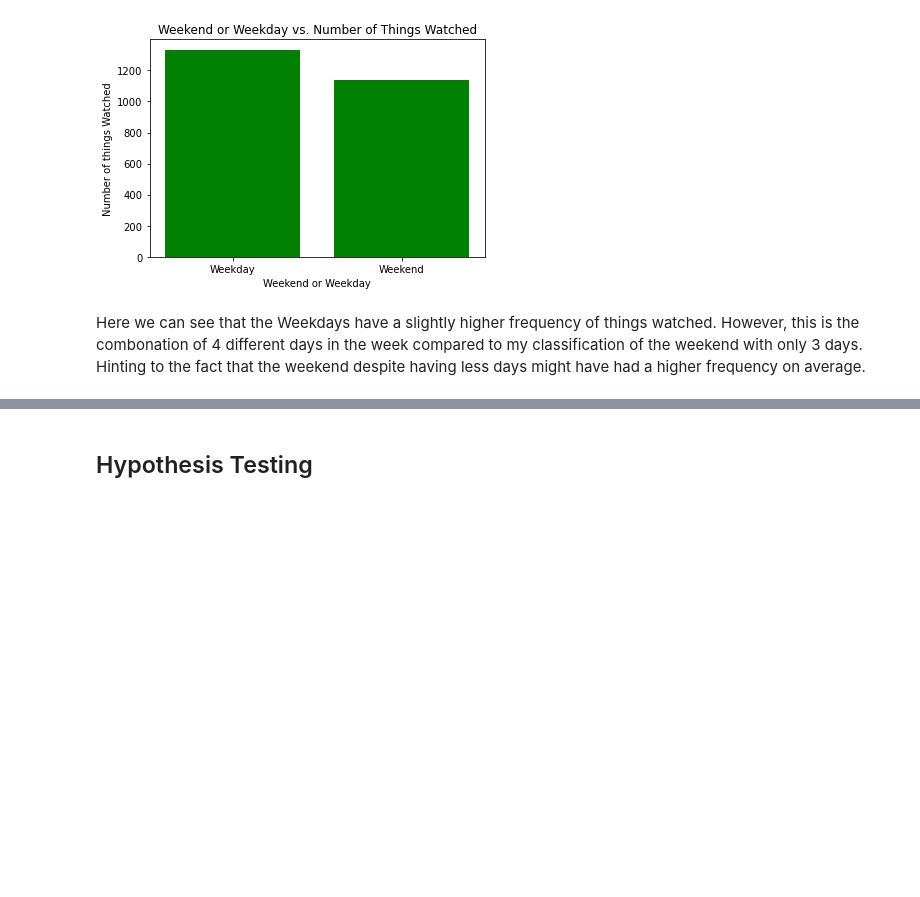
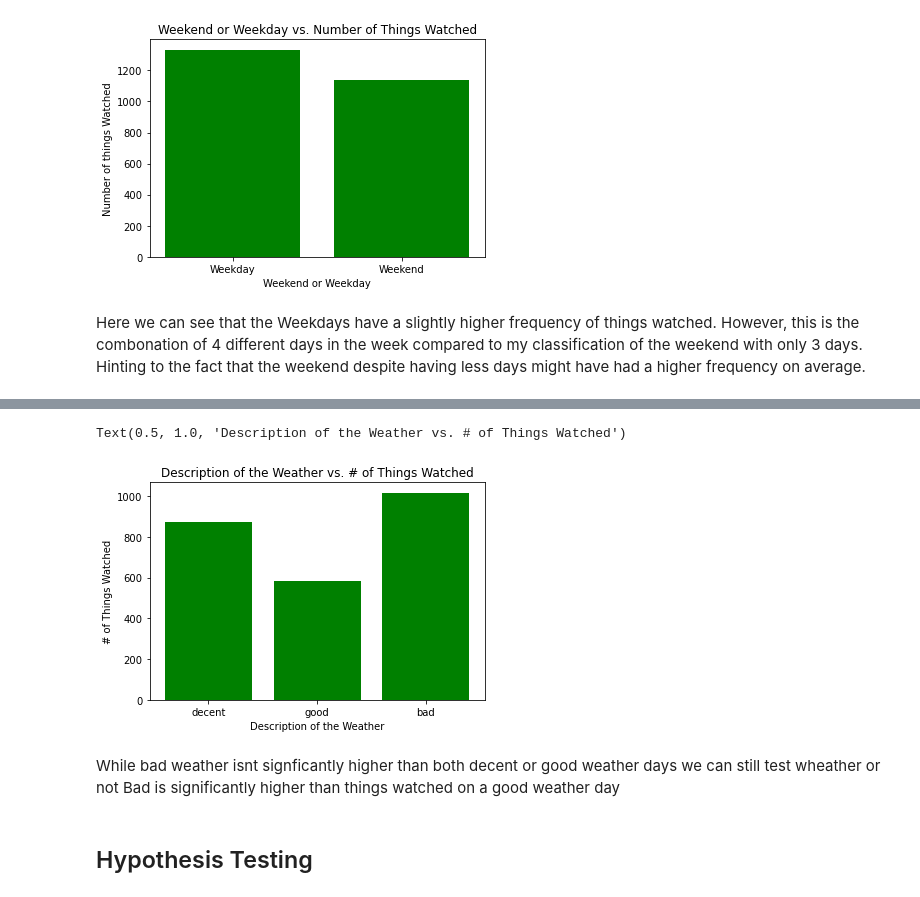
Before and after one commit to georgecalv/DataScienceFinalProject, a Jupyter notebook: Netflix_Weather_Days.ipynb, the cells around one changed output, grey strips where cells are left out. Cells and saved outputs as stored; diff of their text form; code cells hidden in the pictures; blank space fills up the shorter version.

Commit message:
Visualized wthr descriptions

```diff
--- a/Netflix_Weather_Days.ipynb
+++ b/Netflix_Weather_Days.ipynb
@@ -267,6 +267,7 @@ freq_list.reverse()
 watched_dates_list.reverse()
 watched_dates_df["Date"] = watched_dates_list
 watched_dates_df["Things Watched"] = freq_list
+watched_dates_df["Things Watched"] = watched_dates_df["Things Watched"].replace(" ", 0)
 watched_dates_df.set_index("Date", inplace = True)
 watched_dates_df.to_csv("Netflix_Frequency.csv")
 
@@ -306,14 +307,13 @@ For me personally, coming from Washington, I would probably classify anything ab
     * `fully_merged_df[Date][tavg] < 70 && prcp > 1`
 ### Utilizing Algorithm to Develop new Column
 # %%
-wthr_desc_df = pd.DataFrame(columns = ["Date", "tavg", "prcp"])
+wthr_desc_df = pd.DataFrame(columns = ["Date", "tavg", "prcp", "Wthr Desc."])
 wthr_desc_df["Date"] = fully_merged_df.index.tolist()
 wthr_desc_df.set_index("Date", inplace=True)
 tavg_ser = fully_merged_df["tavg"].copy()
 wthr_desc_df["tavg"] = tavg_ser
 wthr_desc_df["prcp"] = fully_merged_df["prcp"]
 wthr_desc_ser = pd.Series(string)
-wthr_desc_df.reset_index()
 for date in range(len(wthr_desc_df)):
     if wthr_desc_df["tavg"][date] > 65 and wthr_desc_df["prcp"][date] < 1:
         wthr_desc_ser[date] = "good"
@@ -321,7 +321,14 @@ for date in range(len(wthr_desc_df)):
         wthr_desc_ser[date] = "decent"
     elif wthr_desc_df["tavg"][date] <= 50 and wthr_desc_df["prcp"][date] < 1:
         wthr_desc_ser[date] = "bad"
-    elif wthr_desc_df["tavg"][date] <= 70 and wthr_desc_df["prcp"][date] >= 2:
+    elif wthr_desc_df["tavg"][date] <= 70 and wthr_desc_df["prcp"][date] >= 1:
         wthr_desc_ser[date] = "bad"
-print(wthr_desc_ser)
-wthr_desc_df = wthr_desc_ser
+    else:
+        wthr_desc_ser[date] = "decent"
+
+
+wthr_desc_ser.index = fully_merged_df.index
+
+fully_merged_df.insert(9, "Wthr Desc.", wthr_desc_ser)
+
+fully_merged_df.to_csv("Combined_Data.csv")
@@ -399,2 +391,19 @@ Here we can see that the Weekdays have a slightly higher frequency of things wat
+# %%
+descr_list = ["decent", "good", "bad"]
+freq_list = [0] * 3
+for descr in range(len(descr_list)):
+    temp_df = fully_merged_df.loc[fully_merged_df["Wthr Desc."] == descr_list[descr]]
+    frequency = temp_df["Things Watched"].sum()
+    freq_list[descr] = frequency
+plt.figure()
+plt.bar(descr_list, freq_list, color = "green")
+plt.xlabel("Description of the Weather")
+plt.ylabel("# of Things Watched")
+plt.title("Description of the Weather vs. # of Things Watched")
+# %% [output]
+Text(0.5, 1.0, 'Description of the Weather vs. # of Things Watched')
+[figure, added]
+# %% [markdown]
+While bad weather isnt signficantly higher than both decent or good weather days we can still test wheather or not Bad is significantly higher than things watched on a good weather day
 # %% [markdown]
 ## Hypothesis Testing
```
Also changed, not shown: parts of 2 cells of this notebook.
